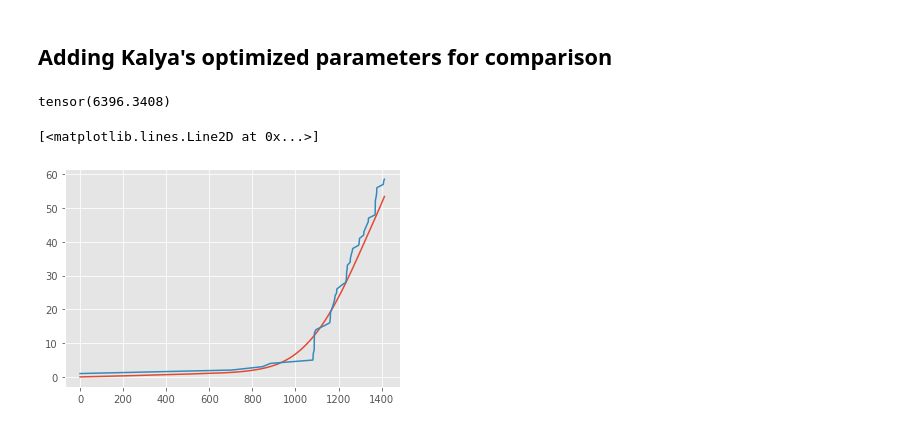
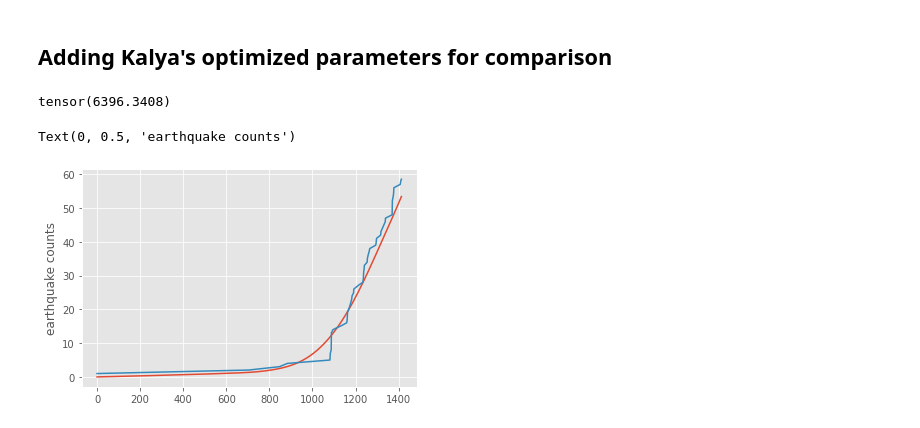
Before and after one commit to hanxiaokaka/Induced_seismic, a Jupyter notebook: notebooks/crs_model/003. prototype_gradient.ipynb, the cells around one changed output. Cells and saved outputs as stored; diff of their text form; code cells hidden in the pictures.

```diff
--- a/notebooks/crs_model/003. prototype_gradient.ipynb
+++ b/notebooks/crs_model/003. prototype_gradient.ipynb
@@ -243,11 +245,13 @@ tensor([[5.0010e-01, 2.4322e-03, 2.4004e-04]], requires_grad=True)
 # %%
 params_kayla = torch.FloatTensor([[0.575, 0.0026, 1.6e-4]]) # Parameters optimized by Kayla
 Rt_kayla, Nt_kayla = model(params_kayla, p, dpdt, delta_t)
 loss = criterion(Nt_kayla[:,1:].squeeze(), n_target)
 display(loss.data)
 plt.plot(Nt_kayla[0,1:].detach().numpy())
 plt.plot(n_target)
+plt.xlabel('')
+plt.ylabel('earthquake counts')
 # %% [output]
 tensor(6396.3408)
-[<matplotlib.lines.Line2D at 0x...>]
+Text(0, 0.5, 'earthquake counts')
-[figure, old version]
+[figure, new version]
```
Also changed, not shown: parts of 3 cells of this notebook.
